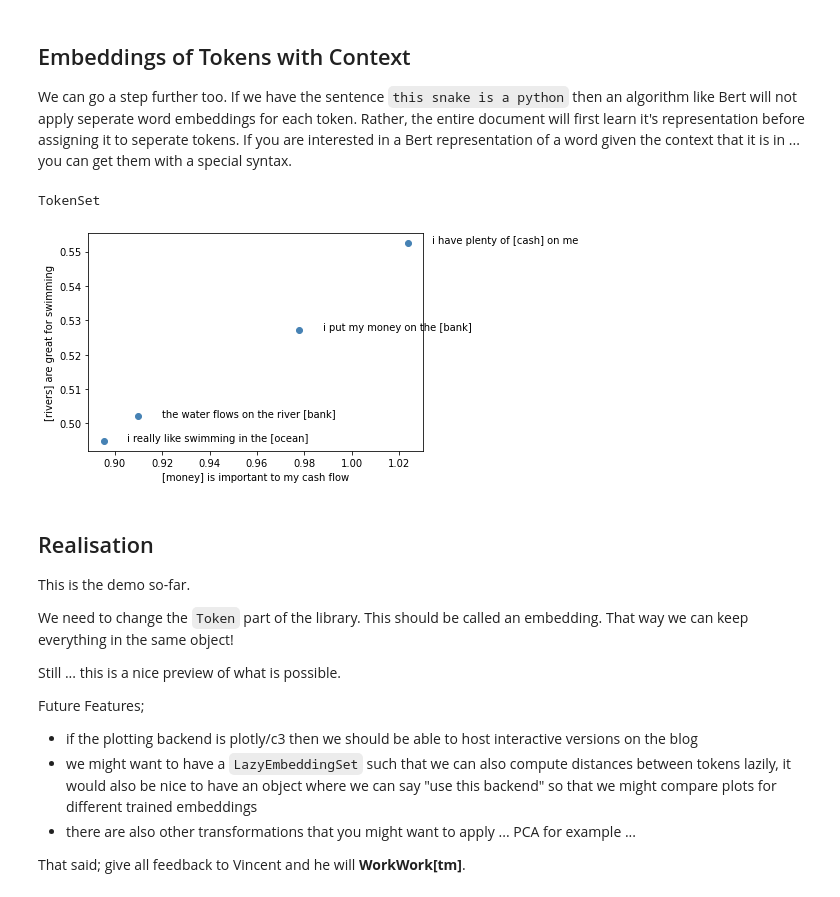
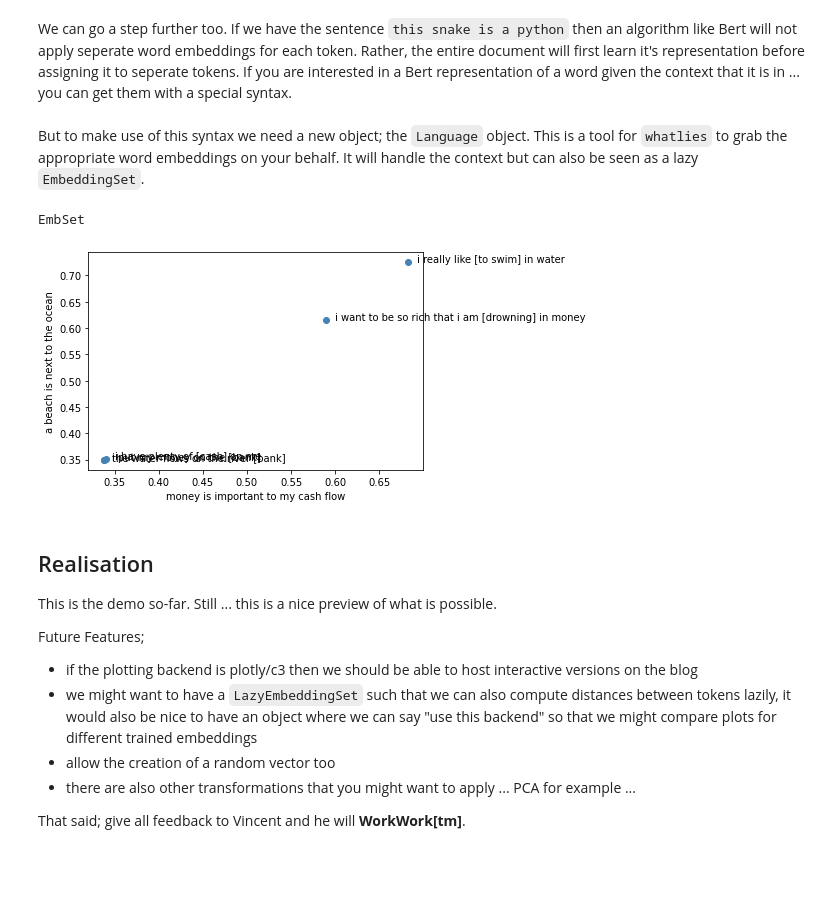
Before and after one commit to koaning/whatlies, a Jupyter notebook: docs/embeddings-with-context-render.ipynb, the cells around one changed output. Drawn from its saved outputs; the diff is of its cells as text; code cells hidden in the pictures; blank space fills up the shorter version.

```diff
--- a/docs/embeddings-with-context-render.ipynb
+++ b/docs/embeddings-with-context-render.ipynb
@@ -43,34 +60,39 @@ TokenSet
 # %% [markdown]
-## Embeddings of Tokens with Context
-
 We can go a step further too. If we have the sentence `this snake is a python` then an algorithm like Bert will not apply seperate word embeddings for each token. Rather, the entire document will first learn it's representation before assigning it to seperate tokens. If you are interested in a Bert representation of a word given the context that it is in ... you can get them with a special syntax.
 # %%
 contexts = ("i put my money on the [bank]",
             "the water flows on the river [bank]",
-            "i really like swimming in the [ocean]",
+            "i really like [to swim] in water",
+            "i want to be so rich that i am [drowning] in money",
             "i have plenty of [cash] on me",)
-
-t = TokenSet({k: grab_context_embedding(k) for k in contexts})
+# %% [markdown]
+But to make use of this syntax we need a new object; the `Language` object. This is a tool for `whatlies` to grab the appropriate word embeddings on your behalf. It will handle the context but can also be seen as a lazy `EmbeddingSet`.
+# %%
+from whatlies.language import SpacyLanguage
+
+lang = SpacyLanguage("en_trf_robertabase_lg")
+# %%
+t = EmbeddingSet({k: lang[k] for k in contexts})
 # %%
-x_axis = grab_context_embedding("[money] is important to my cash flow")
-y_axis = grab_context_embedding("[rivers] are great for swimming")
-t.plot(kind="text", x_axis=x_axis, y_axis=y_axis).plot(kind="scatter", x_axis=x_axis, y_axis=y_axis)
+x_axis = lang["money is important to my cash flow"]
+y_axis = lang["a beach is next to the ocean"]
+
+(t
+ .plot(kind="text", x_axis=x_axis, y_axis=y_axis)
+ .plot(kind="scatter", x_axis=x_axis, y_axis=y_axis))
 # %% [output]
-TokenSet
+EmbSet
-[figure, old version]
+[figure, new version]
 # %% [markdown]
 ## Realisation
 
-This is the demo so-far.
-
-We need to change the `Token` part of the library. This should be called an embedding. That way we can keep everything in the same object!
-
-Still ... this is a nice preview of what is possible.
+This is the demo so-far. Still ... this is a nice preview of what is possible.
 
 Future Features;
 
 - if the plotting backend is plotly/c3 then we should be able to host interactive versions on the blog
 - we might want to have a `LazyEmbeddingSet` such that we can also compute distances between tokens lazily, it would also be nice to have an object where we can say "use this backend" so that we might compare plots for different trained embeddings
+- allow the creation of a random vector too
 - there are also other transformations that you might want to apply ... PCA for example ...
 
 That said; give all feedback to Vincent and he will **WorkWork[tm]**.
```
Also changed, not shown: parts of 8 cells of this notebook, 39 other files.
